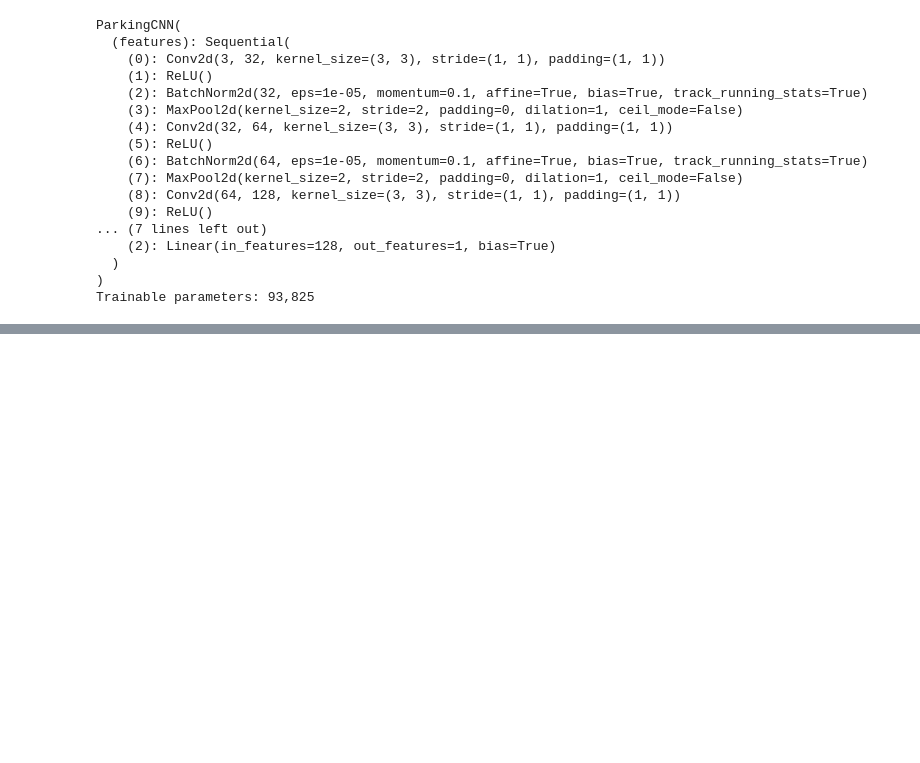
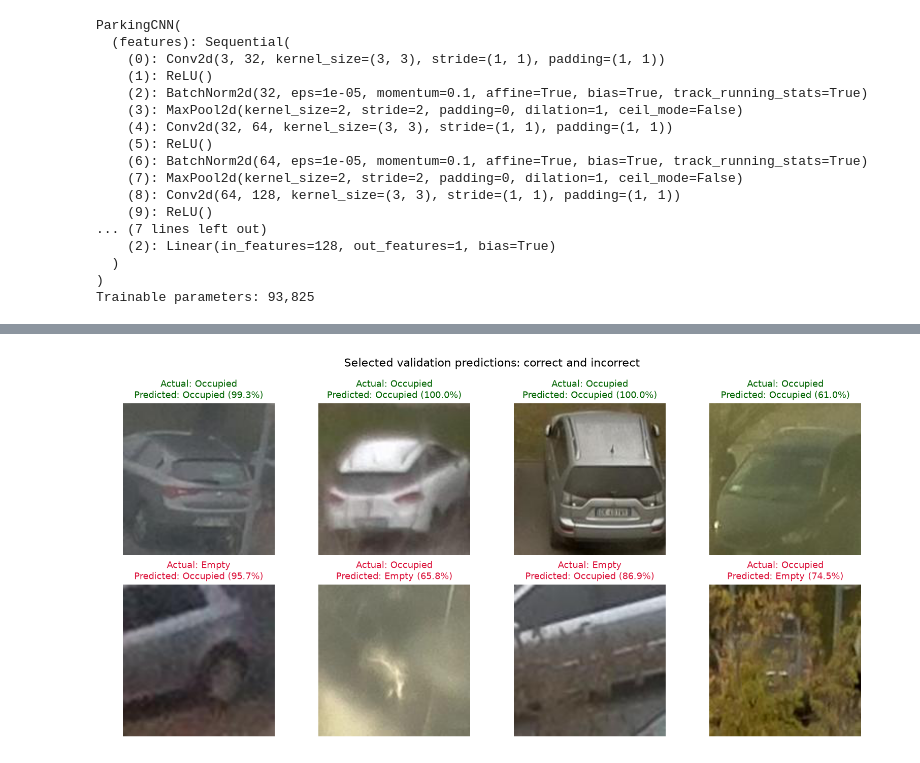
Before and after one commit to epears04/data-4620-project, a Jupyter notebook: project.ipynb, the cells around one changed output, grey strips where cells are left out. Cells and saved outputs as stored; diff of their text form; code cells hidden in the pictures; blank space fills up the shorter version.

```diff
--- a/project.ipynb
+++ b/project.ipynb
@@ -198,3 +248,30 @@ model.load_state_dict(checkpoint['model_state_dict'])
+# %%
+rng = np.random.default_rng(SEED)
+correct = np.flatnonzero(val_predictions == val_actual)
+incorrect = np.flatnonzero(val_predictions != val_actual)
+selected = np.concatenate([
+    rng.choice(correct, size=min(4, len(correct)), replace=False),
+    rng.choice(incorrect, size=min(4, len(incorrect)), replace=False)
+])
+
+fig, axes = plt.subplots(2, 4, figsize=(12, 6))
+for ax, index in zip(axes.flat, selected):
+    with Image.open(val_paths[index]) as image:
+        ax.imshow(image.convert('RGB'))
+    actual = val_actual[index]
+    predicted = val_predictions[index]
+    probability = val_probabilities[index].item()
+    confidence = probability if predicted == 1 else 1 - probability
+    color = 'darkgreen' if actual == predicted else 'crimson'
+    ax.set_title(f'Actual: {class_names[actual]}\nPredicted: {class_names[predicted]} ({confidence:.1%})',
+                 fontsize=10, color=color)
+for ax in axes.flat:
+    ax.axis('off')
+fig.suptitle('Selected validation predictions: correct and incorrect')
+fig.tight_layout()
+plt.show()
+# %% [output]
+[figure, added]
 # %%
 test_loss, test_accuracy, probabilities, labels = run_epoch(test_loader)
 predictions = (probabilities >= 0.5).to(torch.int)
```
Also changed, not shown: parts of 6 cells of this notebook, 2 other files.
